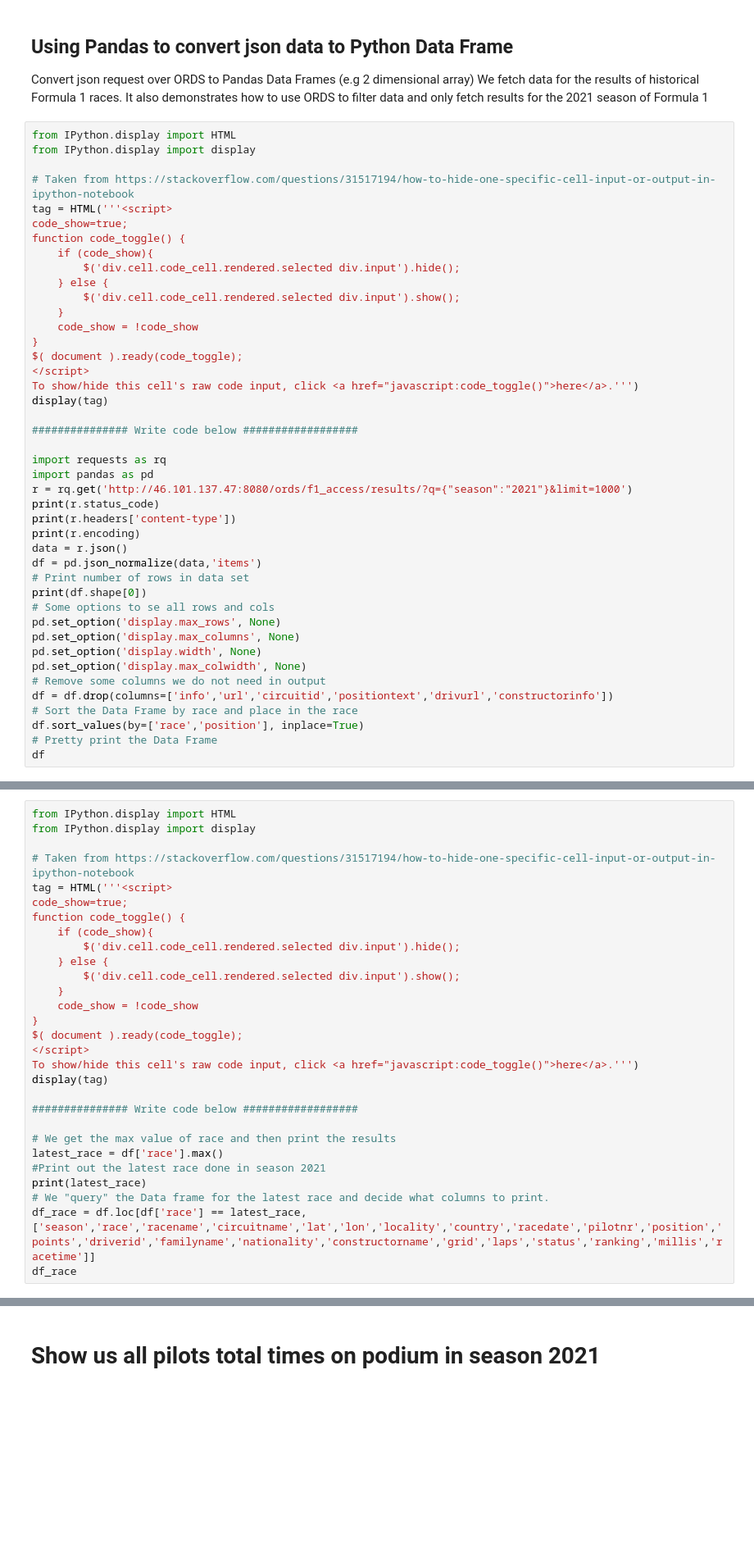
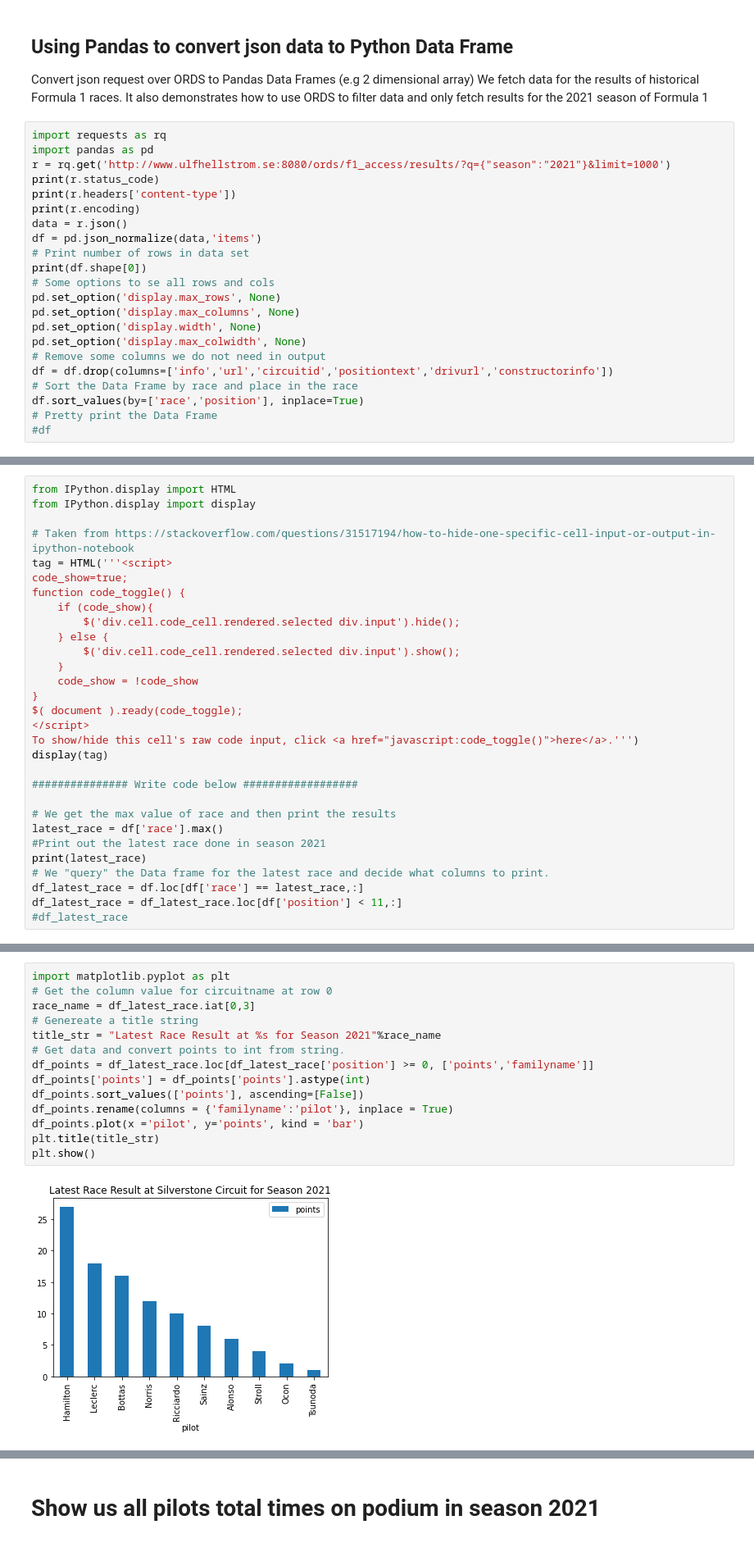
Before and after one commit to uhellstr/anaconda-python-snippets, a Jupyter notebook: ORDSF1REST.ipynb, the cells around one changed output, grey strips where cells are left out. Shown at 82% size. Cells and saved outputs as stored; diff of their text form; blank space fills up the shorter version.

```diff
--- a/ORDSF1REST.ipynb
+++ b/ORDSF1REST.ipynb
@@ -58,30 +80,9 @@ Convert json request over ORDS to Pandas Data Frames (e.g 2 dimensional array)
 We fetch data for the results of historical Formula 1 races.
 It also demonstrates how to use ORDS to filter data and only fetch results for the 2021 season of Formula 1
 # %%
-from IPython.display import HTML
-from IPython.display import display
-
-# Taken from https://stackoverflow.com/questions/31517194/how-to-hide-one-specific-cell-input-or-output-in-ipython-notebook
-tag = HTML('''<script>
-code_show=true;
-function code_toggle() {
-    if (code_show){
-        $('div.cell.code_cell.rendered.selected div.input').hide();
-    } else {
-        $('div.cell.code_cell.rendered.selected div.input').show();
-    }
-    code_show = !code_show
-}
-$( document ).ready(code_toggle);
-</script>
-To show/hide this cell's raw code input, click <a href="javascript:code_toggle()">here</a>.''')
-display(tag)
-
-############### Write code below ##################
-
 import requests as rq
 import pandas as pd
-r = rq.get('http://46.101.137.47:8080/ords/f1_access/results/?q={"season":"2021"}&limit=1000')
+r = rq.get('http://www.ulfhellstrom.se:8080/ords/f1_access/results/?q={"season":"2021"}&limit=1000')
 print(r.status_code)
 print(r.headers['content-type'])
 print(r.encoding)
@@ -99,5 +100,5 @@ df = df.drop(columns=['info','url','circuitid','positiontext','drivurl','constru
 # Sort the Data Frame by race and place in the race
 df.sort_values(by=['race','position'], inplace=True)
 # Pretty print the Data Frame
-df
+#df
 # %% [output]
@@ -152,8 +135,9 @@ latest_race = df['race'].max()
 #Print out the latest race done in season 2021
 print(latest_race)
 # We "query" the Data frame for the latest race and decide what columns to print.
-df_race = df.loc[df['race'] == latest_race, ['season','race','racename','circuitname','lat','lon','locality','country','racedate','pilotnr','position','points','driverid','familyname','nationality','constructorname','grid','laps','status','ranking','millis','racetime']]
-df_race
+df_latest_race = df.loc[df['race'] == latest_race,:]
+df_latest_race = df_latest_race.loc[df['position'] < 11,:]
+#df_latest_race
 # %% [output]
 [interactive output not drawn]
 10
@@ -177,3 +144,19 @@ df_race
+# %%
+import matplotlib.pyplot as plt
+# Get the column value for circuitname at row 0
+race_name = df_latest_race.iat[0,3]
+# Genereate a title string
+title_str = "Latest Race Result at %s for Season 2021"%race_name
+# Get data and convert points to int from string.
+df_points = df_latest_race.loc[df_latest_race['position'] >= 0, ['points','familyname']]
+df_points['points'] = df_points['points'].astype(int)
+df_points.sort_values(['points'], ascending=[False])
+df_points.rename(columns = {'familyname':'pilot'}, inplace = True)
+df_points.plot(x ='pilot', y='points', kind = 'bar')
+plt.title(title_str)
+plt.show()
+# %% [output]
+[figure, added]
 # %% [markdown]
 # Show us the current winners of season 2021
 
```
Also changed, not shown: parts of 15 cells of this notebook.
